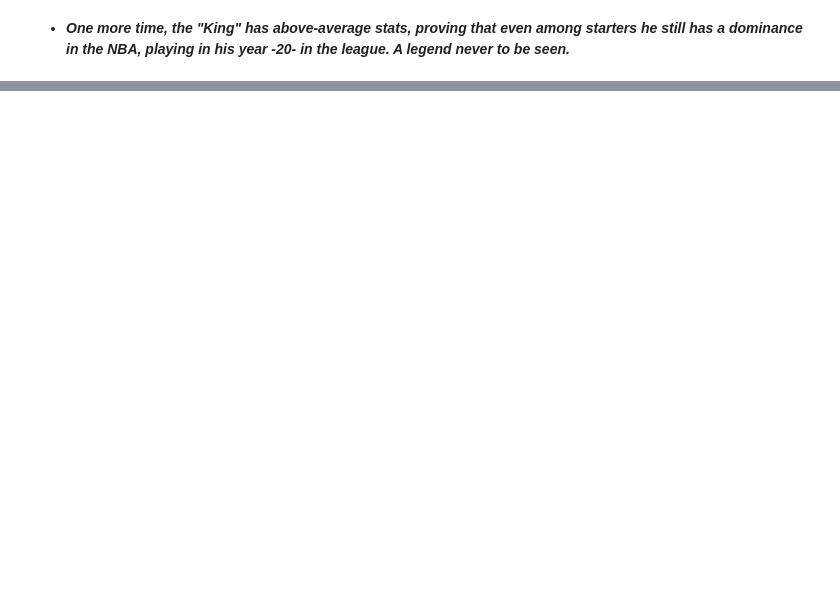
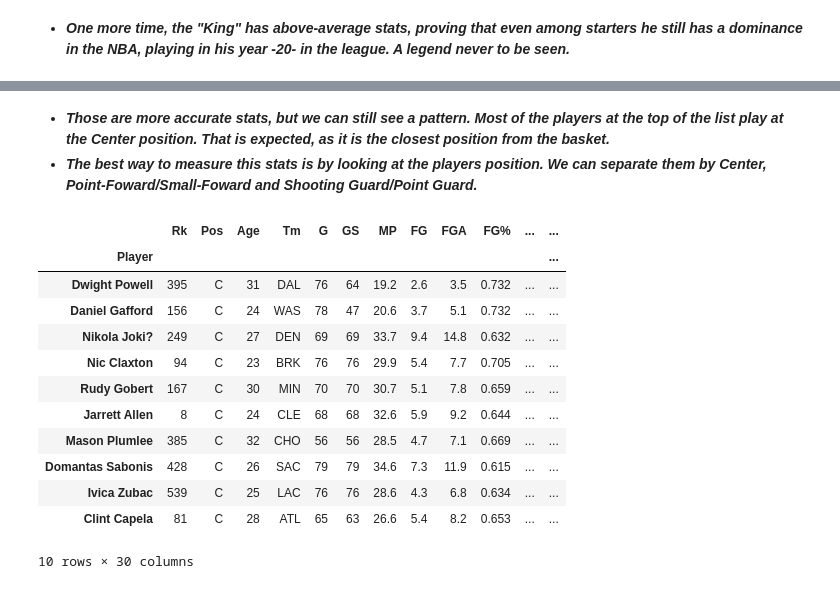
Before and after one commit to Diegomoreira3/DataWork, a Jupyter notebook: nba-2022-2023-data-overview.ipynb, the cells around one changed output, grey strips where cells are left out. Saved outputs shown, nothing was run; the diff lists cells and outputs as text; code cells hidden in the pictures; blank space fills up the shorter version.

```diff
--- a/nba-2022-2023-data-overview.ipynb
+++ b/nba-2022-2023-data-overview.ipynb
@@ -106,0 +208,3 @@ print(df_Lebron_vs_NBA)
+# %% [markdown]
+- ***Those are more accurate stats, but we can still see a pattern. Most of the players at the top of the list play at the Center position. That is expected, as it is the closest position from the basket.***
+- ***The best way to measure this stats is by looking at the players position. We can separate them by Center, Point-Foward/Small-Foward and Shooting Guard/Point Guard.***
@@ -106,0 +215,16 @@ print(df_Lebron_vs_NBA)
+# %%
+df_C.head(10)
+# %% [output]
+|  | Rk | Pos | Age | Tm | G | GS | MP | FG | FGA | FG% | ... | ... |
+| Player |  |  |  |  |  |  |  |  |  |  |  | ... |
+| Dwight Powell | 395 | C | 31 | DAL | 76 | 64 | 19.2 | 2.6 | 3.5 | 0.732 | ... | ... |
+| Daniel Gafford | 156 | C | 24 | WAS | 78 | 47 | 20.6 | 3.7 | 5.1 | 0.732 | ... | ... |
+| Nikola Joki? | 249 | C | 27 | DEN | 69 | 69 | 33.7 | 9.4 | 14.8 | 0.632 | ... | ... |
+| Nic Claxton | 94 | C | 23 | BRK | 76 | 76 | 29.9 | 5.4 | 7.7 | 0.705 | ... | ... |
+| Rudy Gobert | 167 | C | 30 | MIN | 70 | 70 | 30.7 | 5.1 | 7.8 | 0.659 | ... | ... |
+| Jarrett Allen | 8 | C | 24 | CLE | 68 | 68 | 32.6 | 5.9 | 9.2 | 0.644 | ... | ... |
+| Mason Plumlee | 385 | C | 32 | CHO | 56 | 56 | 28.5 | 4.7 | 7.1 | 0.669 | ... | ... |
+| Domantas Sabonis | 428 | C | 26 | SAC | 79 | 79 | 34.6 | 7.3 | 11.9 | 0.615 | ... | ... |
+| Ivica Zubac | 539 | C | 25 | LAC | 76 | 76 | 28.6 | 4.3 | 6.8 | 0.634 | ... | ... |
+| Clint Capela | 81 | C | 28 | ATL | 65 | 63 | 26.6 | 5.4 | 8.2 | 0.653 | ... | ... |
+10 rows × 30 columns
```
Also changed, not shown: parts of 29 cells of this notebook.
